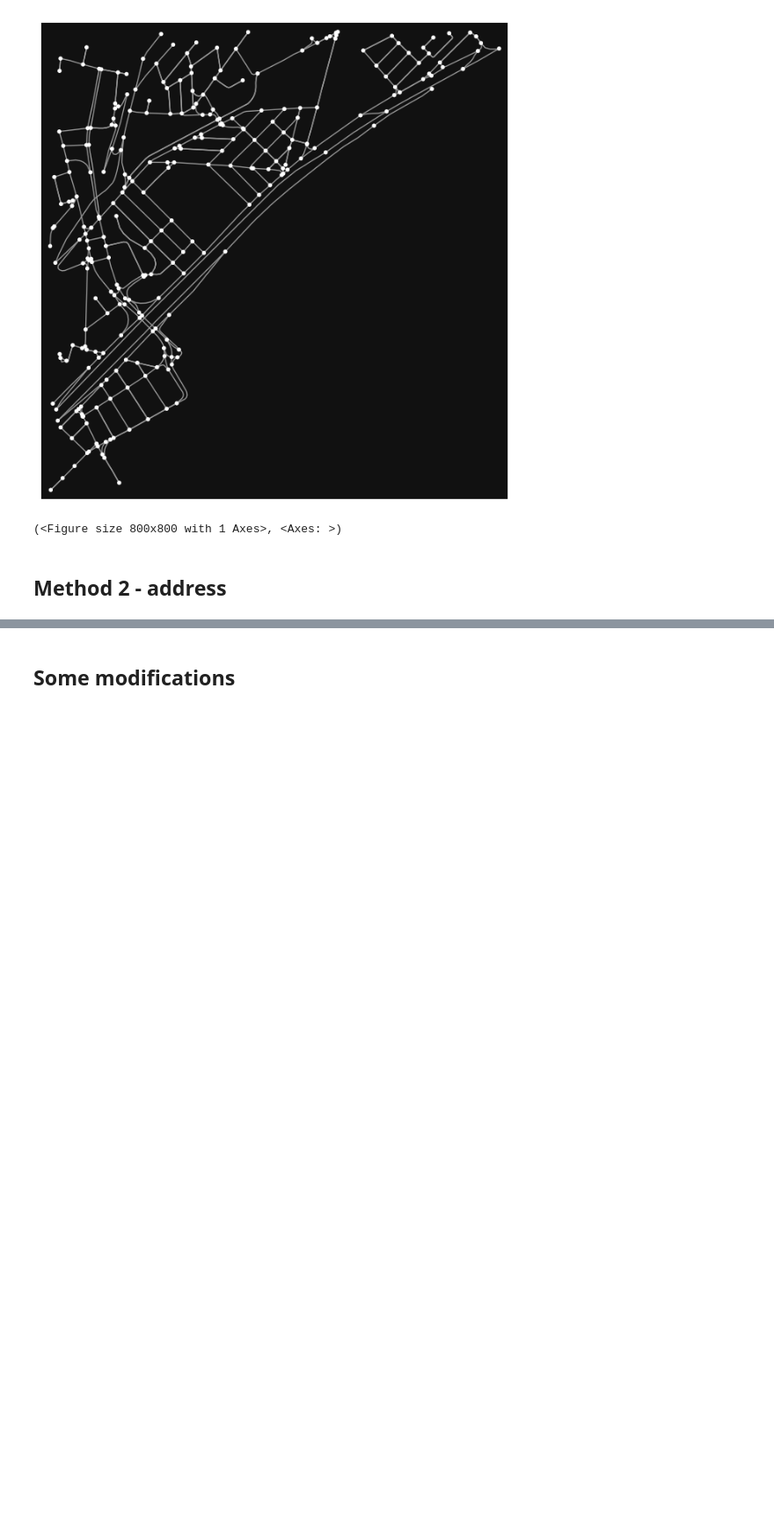
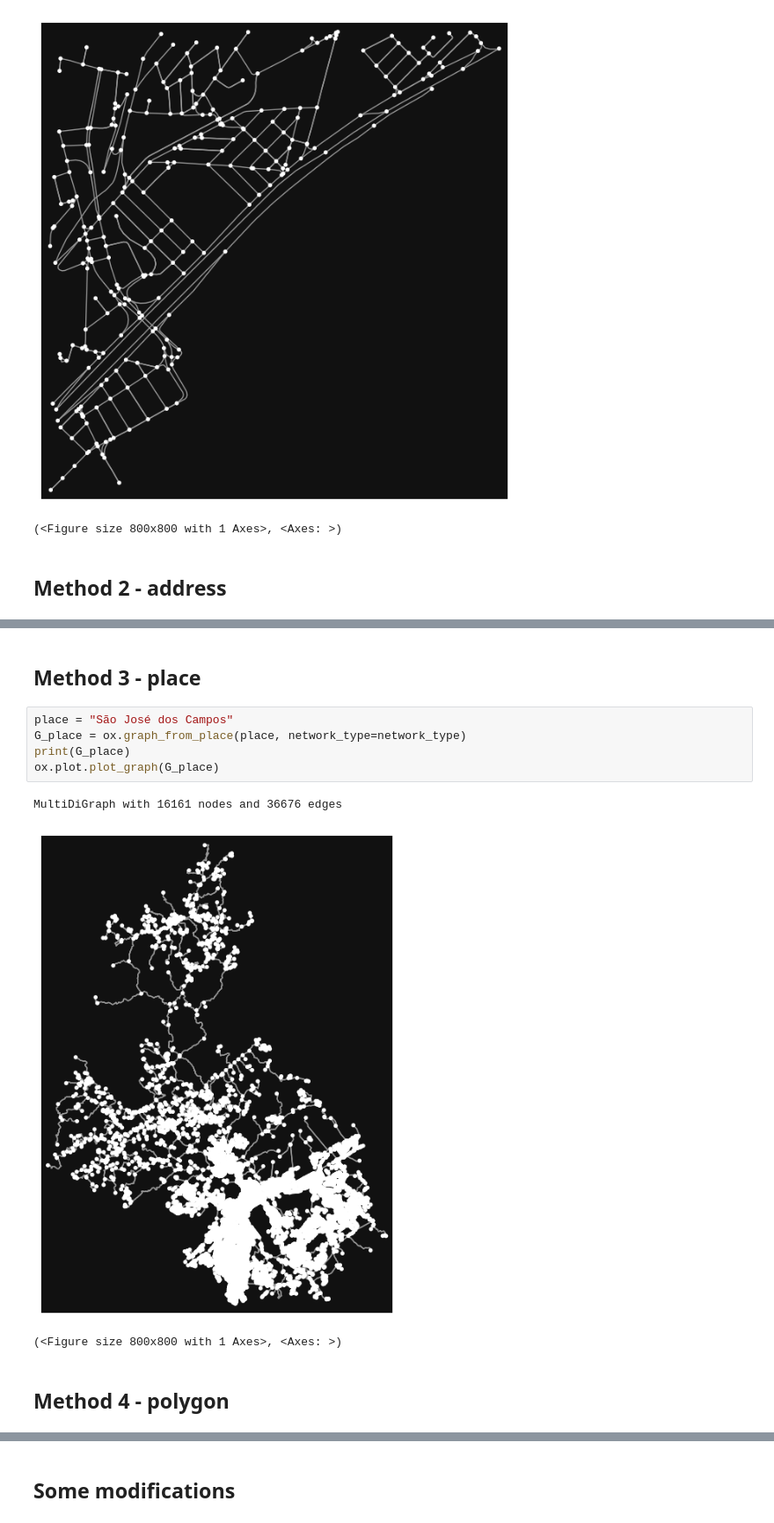
Before and after one commit to brenddonandrade/tutorial-OSMnx, a Jupyter notebook: tutorial_osmnx.ipynb, the cells around one changed output, grey strips where cells are left out. Shown at 88% size. Cells and saved outputs as stored; diff of their text form; blank space fills up the shorter version.

```diff
--- a/tutorial_osmnx.ipynb
+++ b/tutorial_osmnx.ipynb
@@ -93,0 +81,13 @@ ox.plot.plot_graph(G)
+# %% [markdown]
+## Method 3 - place
+# %%
+place = "São José dos Campos"
+G_place = ox.graph_from_place(place, network_type=network_type)
+print(G_place)
+ox.plot.plot_graph(G_place)
+# %% [output]
+MultiDiGraph with 16161 nodes and 36676 edges
+[figure, added]
+(<Figure size 800x800 with 1 Axes>, <Axes: >)
+# %% [markdown]
+## Method 4 - polygon
```
Also changed, not shown: parts of 24 cells of this notebook.
